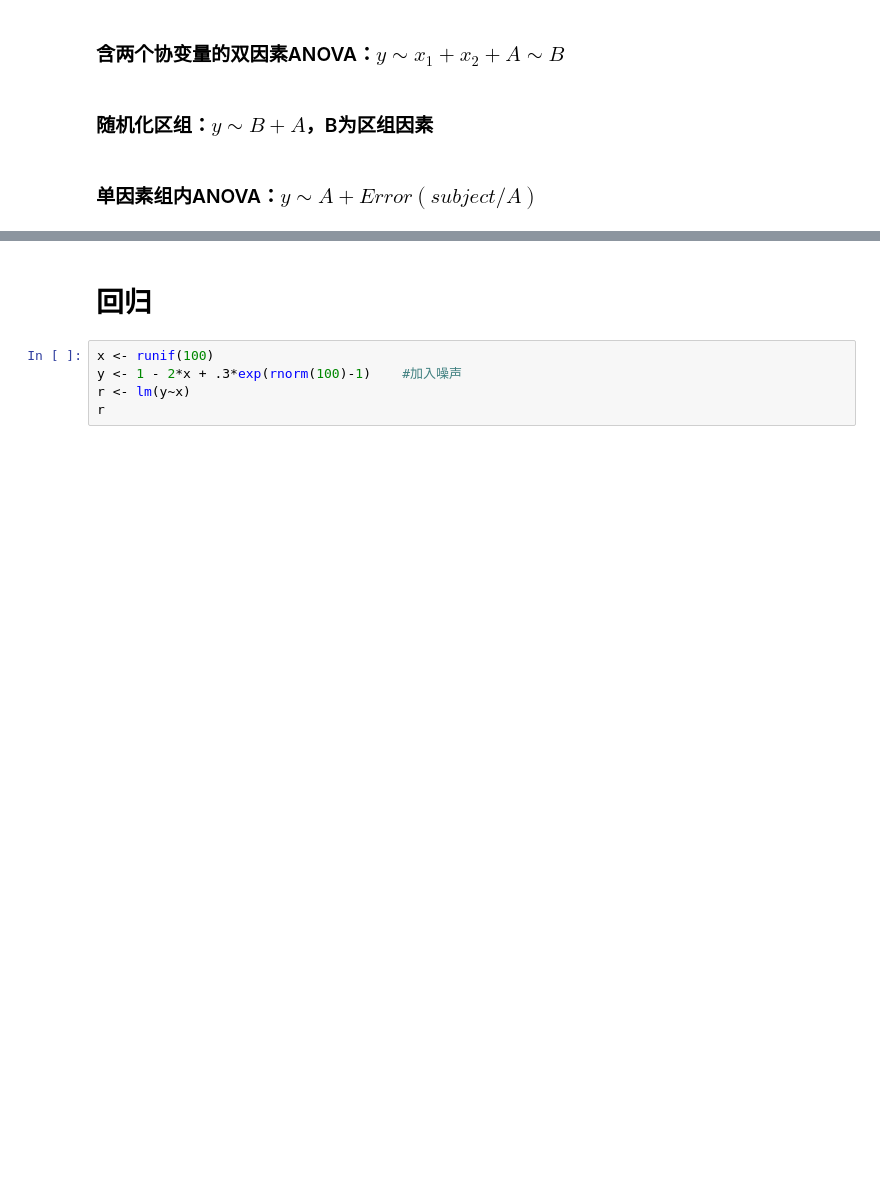
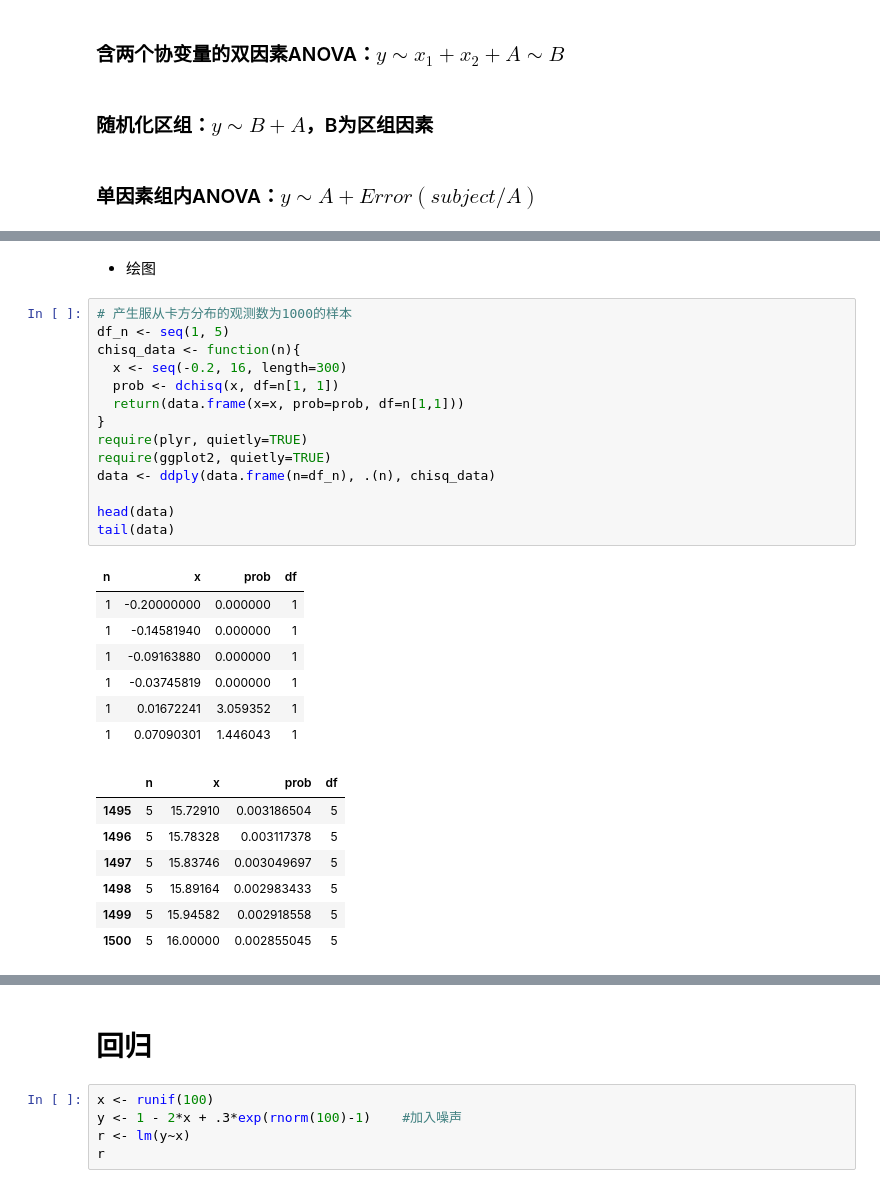
Before and after one commit to Sanningw/ML-and-DL, a Jupyter notebook: math/Statistics/R/stats.ipynb, the cells around one changed output, grey strips where cells are left out. Drawn from its saved outputs; the diff is of its cells as text; blank space fills up the shorter version.

```diff
--- a/math/Statistics/R/stats.ipynb
+++ b/math/Statistics/R/stats.ipynb
@@ -685,0 +744,31 @@ detach(ToothGrowth)
+# %% [markdown]
+- 绘图
+# %%
+# 产生服从卡方分布的观测数为1000的样本
+df_n <- seq(1, 5)
+chisq_data <- function(n){
+  x <- seq(-0.2, 16, length=300)
+  prob <- dchisq(x, df=n[1, 1])
+  return(data.frame(x=x, prob=prob, df=n[1,1]))
+}
+require(plyr, quietly=TRUE)
+require(ggplot2, quietly=TRUE)
+data <- ddply(data.frame(n=df_n), .(n), chisq_data)
+
+head(data)
+tail(data)
+# %% [output]
+| n | x | prob | df |
+| 1 | -0.20000000 | 0.000000 | 1 |
+| 1 | -0.14581940 | 0.000000 | 1 |
+| 1 | -0.09163880 | 0.000000 | 1 |
+| 1 | -0.03745819 | 0.000000 | 1 |
+| 1 | 0.01672241 | 3.059352 | 1 |
+| 1 | 0.07090301 | 1.446043 | 1 |
+|  | n | x | prob | df |
+| 1495 | 5 | 15.72910 | 0.003186504 | 5 |
+| 1496 | 5 | 15.78328 | 0.003117378 | 5 |
+| 1497 | 5 | 15.83746 | 0.003049697 | 5 |
+| 1498 | 5 | 15.89164 | 0.002983433 | 5 |
+| 1499 | 5 | 15.94582 | 0.002918558 | 5 |
+| 1500 | 5 | 16.00000 | 0.002855045 | 5 |
```
Also changed, not shown: parts of 8 cells of this notebook.
